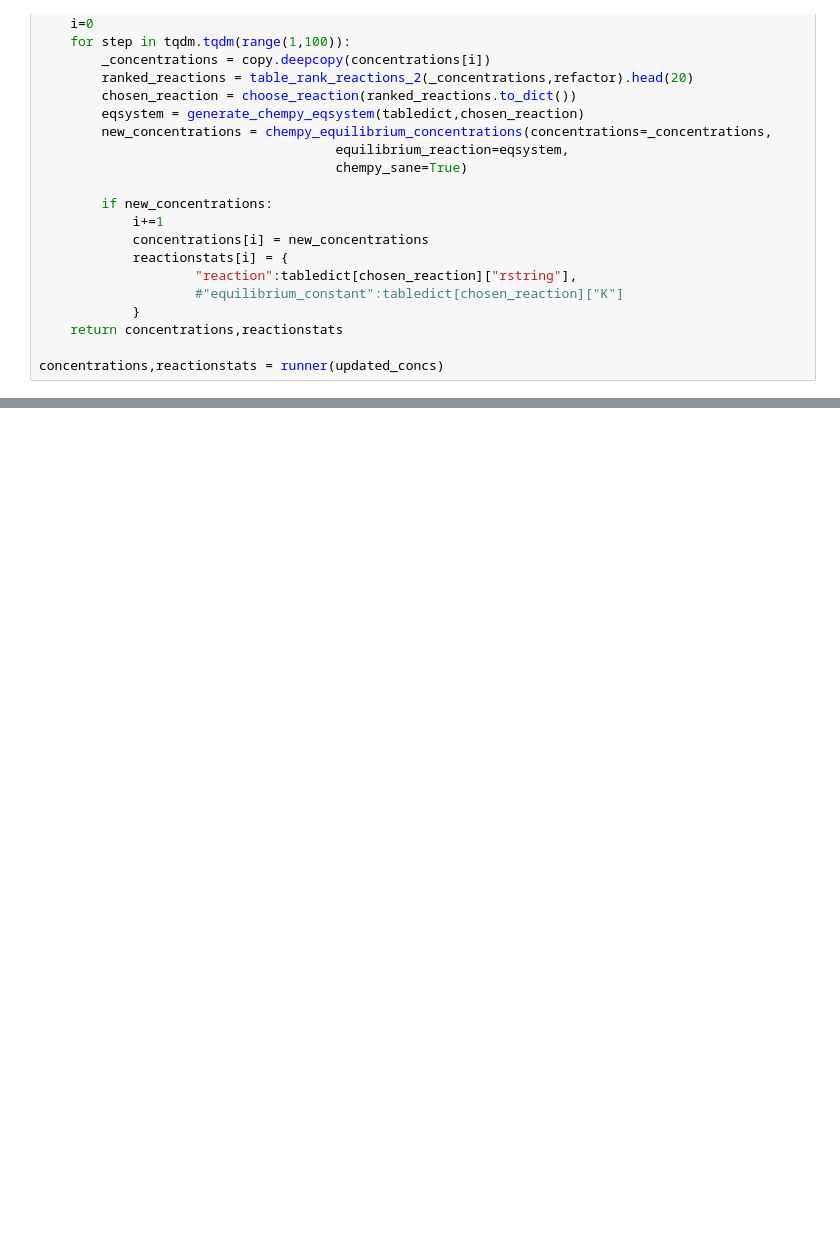
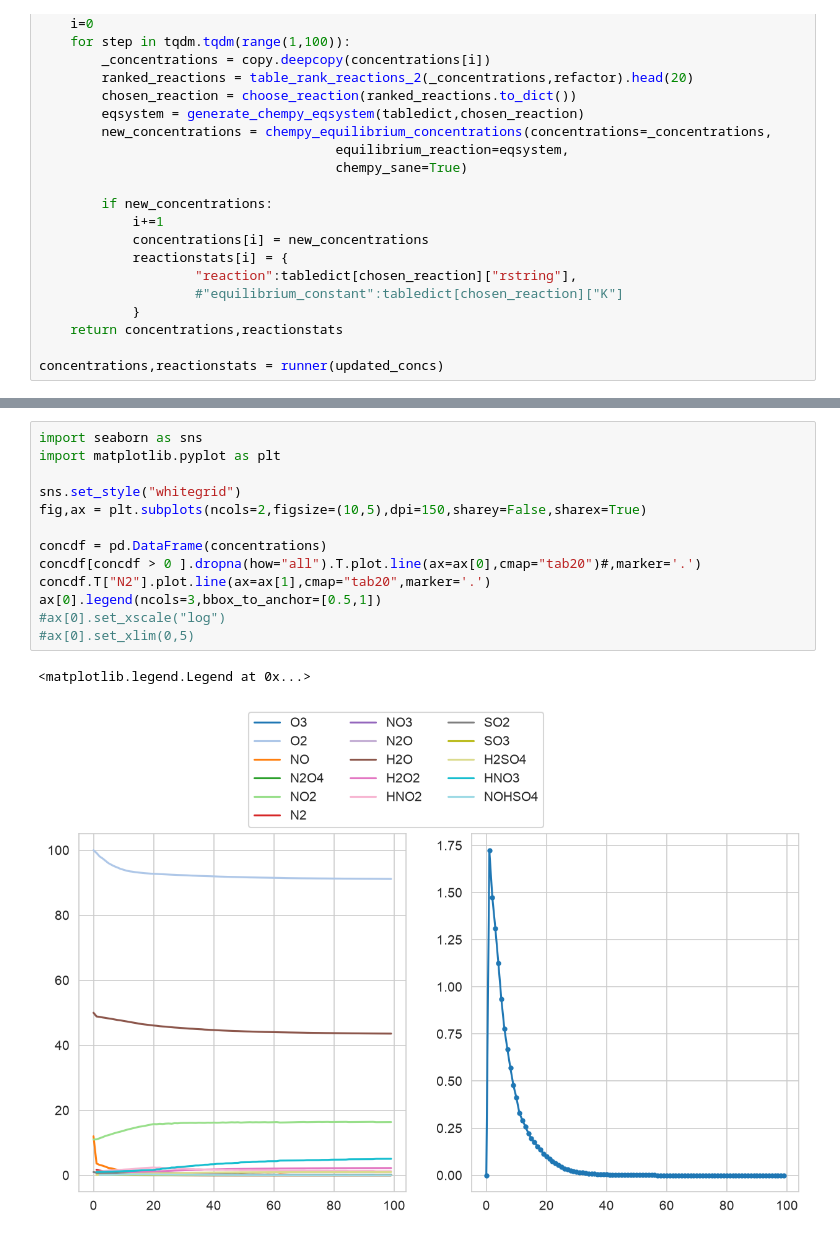
Before and after one commit to badw/arcs, a Jupyter notebook: examples/table_sandbox.ipynb, the cells around one changed output, grey strips where cells are left out. Saved outputs shown, nothing was run; the diff lists cells and outputs as text; blank space fills up the shorter version.

```diff
--- a/examples/table_sandbox.ipynb
+++ b/examples/table_sandbox.ipynb
@@ -473,0 +523,16 @@ pd.DataFrame(reactionstats).T
+# %%
+import seaborn as sns
+import matplotlib.pyplot as plt
+
+sns.set_style("whitegrid")
+fig,ax = plt.subplots(ncols=2,figsize=(10,5),dpi=150,sharey=False,sharex=True)
+
+concdf = pd.DataFrame(concentrations)
+concdf[concdf > 0 ].dropna(how="all").T.plot.line(ax=ax[0],cmap="tab20")#,marker='.')
+concdf.T["N2"].plot.line(ax=ax[1],cmap="tab20",marker='.')
+ax[0].legend(ncols=3,bbox_to_anchor=[0.5,1])
+#ax[0].set_xscale("log")
+#ax[0].set_xlim(0,5)
+# %% [output]
+<matplotlib.legend.Legend at 0x...>
+[figure, added]
```
Also changed, not shown: parts of 18 cells of this notebook.
